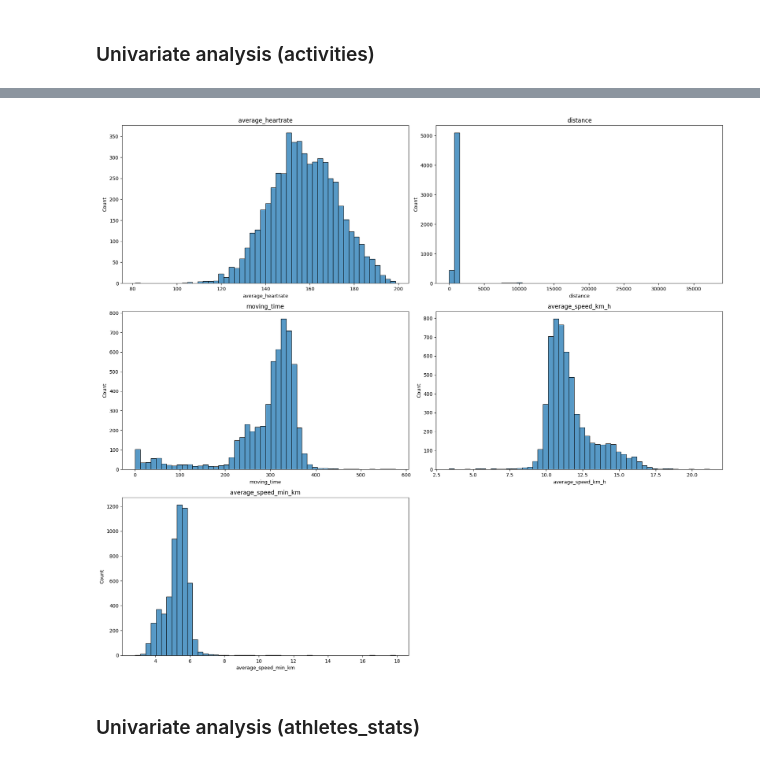
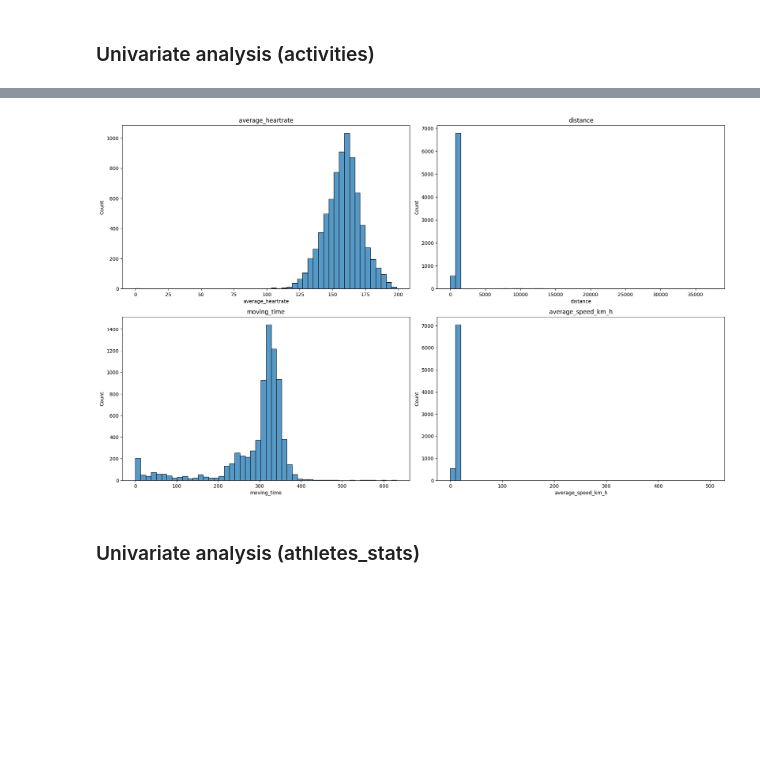
Before and after one commit to MathisGH/testAppStrava, a Jupyter notebook: notebook_strava.ipynb, the cells around one changed output, grey strips where cells are left out. Cells and saved outputs as stored; diff of their text form; code cells hidden in the pictures; blank space fills up the shorter version.

```diff
--- a/notebook_strava.ipynb
+++ b/notebook_strava.ipynb
@@ -224,7 +175,6 @@ df_activity_no_splits = df_splits_metric[df_splits_metric['distance_split'].isnu
 
 # Étape 2 : activités qui ont des splits
 df_activity_only_splits = df_splits_metric[df_splits_metric['distance_split'].notnull()].copy()
-df_activity_only_splits.columns
 
 # Étape 3 : On enlève toutes les colonnes liées aux splits dans df_activity_no_splits et pareil pour les colonnes liées aux acitvités dans df_activity_only_splits
 df_activity_only_splits = df_activity_only_splits.drop(columns=[col for col in df_activity_only_splits.columns if 'activity' in col and col != 'activity_id'], errors='ignore') # On garde 'activity_id' pour la fusion
@@ -235,7 +185,6 @@ df_activity_only_splits = df_activity_only_splits.rename(columns={
     'distance_split': 'distance',
     'moving_time_split': 'moving_time',
     'average_speed_km_h_split': 'average_speed_km_h',
-    'average_speed_min_km_split': 'average_speed_min_km',
     'average_heartrate_split': 'average_heartrate'
 })
 df_activity_only_splits = df_activity_only_splits.drop(columns=['average_speed_split'])
@@ -244,12 +193,12 @@ df_activity_no_splits = df_activity_no_splits.rename(columns={
     'distance_activity': 'distance',
     'moving_time_activity': 'moving_time',
     'average_speed_km_h_activity': 'average_speed_km_h',
-    'average_speed_min_km_activity': 'average_speed_min_km',
     'average_heartrate_activity': 'average_heartrate'
 })
 df_activity_no_splits = df_activity_no_splits.drop(columns=[col for col in df_activity_no_splits.columns if col not in df_activity_only_splits.columns], errors='ignore') # On garde 'activity_id' pour la fusion
 
 # Étape 5 : On fusionne les deux dataFrames pour avoir notre df final
 df_final = pd.concat([df_activity_no_splits, df_activity_only_splits], ignore_index=True)
+df_final.dropna(axis=0, subset=['average_heartrate'], inplace=True) # Supprimer les lignes sans average_heartrate
 df_final.shape
 # %% [output]
@@ -361,0 +360,11 @@ df_athletes_stats.set_index('athlete_id', inplace=True)
+# %%
+df_final_by_activity = df_final[['athlete_id', 'activity_id', 'start_date', 'cv_speed', 'pct_Z1', 'pct_Z2', 'pct_Z3', 'pct_Z4', 'sport_type']].copy() # On garde que les colonnes utiles pour regrouper par activités
+df_final_by_activity['distance'] = df_final.groupby('activity_id')['distance'].transform('sum')
+df_final_by_activity['moving_time'] = df_final.groupby('activity_id')['moving_time'].transform('sum')
+df_final_by_activity = df_final_by_activity.drop_duplicates(subset='activity_id') # On enlève les doublons (car plusieurs splits pour une même activité)
+
+# On ajoute les variables "Intensité" et "Charge d'entraînement" (à ajuster)
+df_final_by_activity['intensity'] = (df_final_by_activity["pct_Z1"] * 1 + df_final_by_activity["pct_Z2"] * 1.5 + df_final_by_activity["pct_Z3"] * 2.25 + df_final_by_activity["pct_Z4"] * 3) + df_final_by_activity['cv_speed'] * 2
+df_final_by_activity['training_load'] = df_final_by_activity['intensity'] * df_final_by_activity['moving_time']
+
+df_final_by_activity.tail()
@@ -370,0 +392,5 @@ df_athletes_stats.head()
+# %%
+df_run = df_final_by_activity[df_final_by_activity['sport_type'] == 'Run'] # On divise on 4 datasets, pour chaque type d'activité
+df_bike = df_final_by_activity[df_final_by_activity['sport_type'] == 'Ride']
+df_swim = df_final_by_activity[df_final_by_activity['sport_type'] == 'Swim']
+df_workout = df_final_by_activity[df_final_by_activity['sport_type'] == 'Workout']
@@ -425,5 +460,0 @@ df_values.sort_values(by='Valeur', ascending = False).head(10)
-# %%
-df_run = df_final[df_final['sport_type'] == 'Run'] # On divise on 4 datasets, pour chaque type d'activité
-df_bike = df_final[df_final['sport_type'] == 'Ride']
-df_swim = df_final[df_final['sport_type'] == 'Swim']
-df_workout = df_final[df_final['sport_type'] == 'Workout']
@@ -469,17 +493,17 @@ print(df_unique_run)
 # %%
-numerical_var = df_run[['average_heartrate', 'distance', 'moving_time', 'average_speed_km_h', 'average_speed_min_km']]
+numerical_var = df_run[['average_heartrate', 'distance', 'moving_time', 'average_speed_km_h']]
 
 fig = plt.figure(figsize=(18, 16))
 
 for index, col in enumerate(numerical_var.columns, 1):
     plt.subplot(3, 2, index)
     sns.histplot(df_run[col].dropna(), kde=False, bins=50)
     plt.title(col)
 
 fig.tight_layout(pad=1.0)
 plt.show()
 # %% [output]
-[figure, old version]
+[figure, new version]
 # %%
 # categorical_var = df_run.select_dtypes(exclude=['number'])
 # categorical_var = categorical_var.drop(columns=['start_date'])
```
Also changed, not shown: parts of 40 cells of this notebook, 6 other files.
